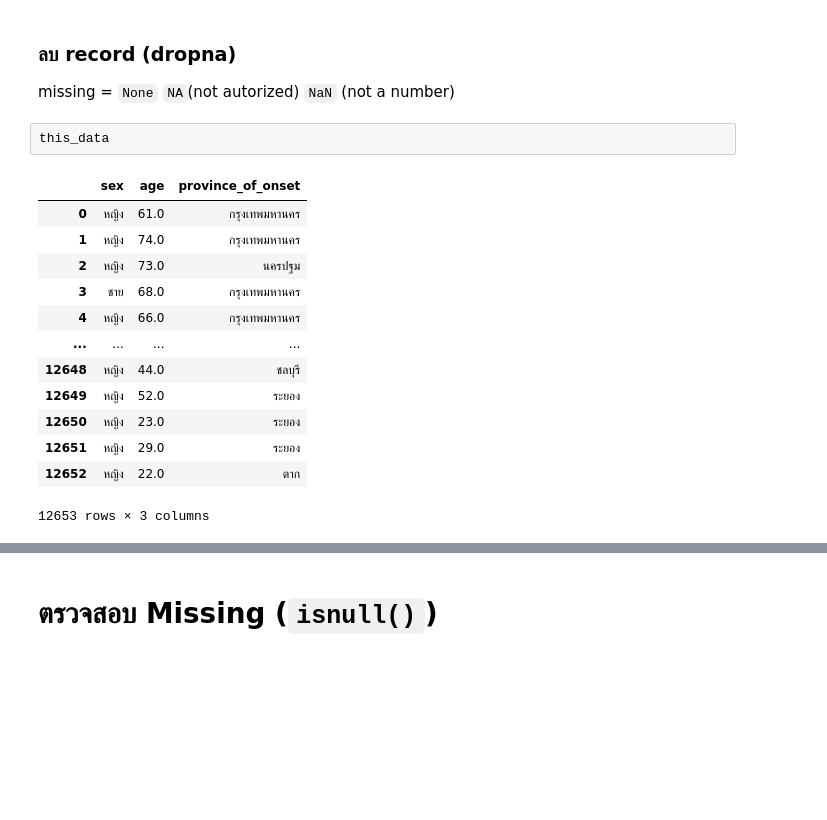
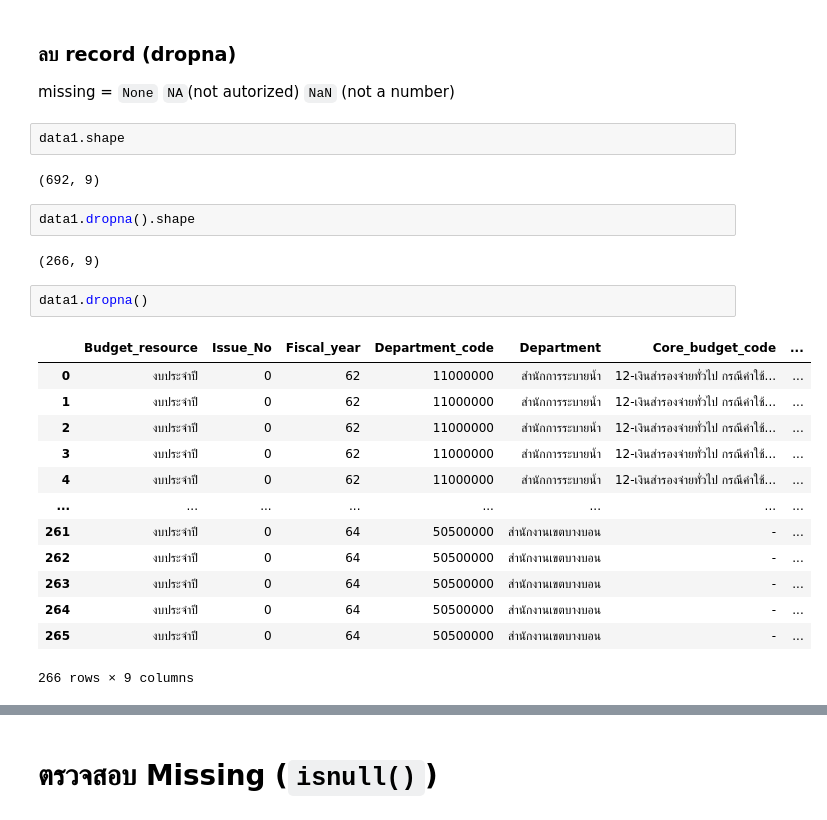
Before and after one commit to 643021273-8/python-_dataviz2023, a Jupyter notebook: Pandas101.ipynb, the cells around one changed output, grey strips where cells are left out. Cells and saved outputs as stored; diff of their text form; blank space fills up the shorter version.

````diff
--- a/Pandas101.ipynb
+++ b/Pandas101.ipynb
@@ -740,22 +521,30 @@ np.sum(data_covid['nationality'].dropna() != 'Thailand')
 ### ลบ record (dropna)
 
 missing = ```None``` ```NA```(not autorized) ```NaN``` (not a number)
-# %%
-this_data
-# %% [output]
-|  | sex | age | province_of_onset |
-| 0 | หญิง | 61.0 | กรุงเทพมหานคร |
-| 1 | หญิง | 74.0 | กรุงเทพมหานคร |
-| 2 | หญิง | 73.0 | นครปฐม |
-| 3 | ชาย | 68.0 | กรุงเทพมหานคร |
-| 4 | หญิง | 66.0 | กรุงเทพมหานคร |
-| ... | ... | ... | ... |
-| 12648 | หญิง | 44.0 | ชลบุรี |
-| 12649 | หญิง | 52.0 | ระยอง |
-| 12650 | หญิง | 23.0 | ระยอง |
-| 12651 | หญิง | 29.0 | ระยอง |
-| 12652 | หญิง | 22.0 | ตาก |
-12653 rows × 3 columns
+# %%
+data1.shape
+# %% [output]
+(692, 9)
+# %%
+data1.dropna().shape
+# %% [output]
+(266, 9)
+# %%
+data1.dropna()
+# %% [output]
+|  | Budget_resource | Issue_No | Fiscal_year | Department_code | Department | Core_budget_code | ... |
+| 0 | งบประจำปี | 0 | 62 | 11000000 | สำนักการระบายน้ำ | 12-เงินสำรองจ่ายทั่วไป กรณีค่าใช้... | ... |
+| 1 | งบประจำปี | 0 | 62 | 11000000 | สำนักการระบายน้ำ | 12-เงินสำรองจ่ายทั่วไป กรณีค่าใช้... | ... |
+| 2 | งบประจำปี | 0 | 62 | 11000000 | สำนักการระบายน้ำ | 12-เงินสำรองจ่ายทั่วไป กรณีค่าใช้... | ... |
+| 3 | งบประจำปี | 0 | 62 | 11000000 | สำนักการระบายน้ำ | 12-เงินสำรองจ่ายทั่วไป กรณีค่าใช้... | ... |
+| 4 | งบประจำปี | 0 | 62 | 11000000 | สำนักการระบายน้ำ | 12-เงินสำรองจ่ายทั่วไป กรณีค่าใช้... | ... |
+| ... | ... | ... | ... | ... | ... | ... | ... |
+| 261 | งบประจำปี | 0 | 64 | 50500000 | สำนักงานเขตบางบอน | - | ... |
+| 262 | งบประจำปี | 0 | 64 | 50500000 | สำนักงานเขตบางบอน | - | ... |
+| 263 | งบประจำปี | 0 | 64 | 50500000 | สำนักงานเขตบางบอน | - | ... |
+| 264 | งบประจำปี | 0 | 64 | 50500000 | สำนักงานเขตบางบอน | - | ... |
+| 265 | งบประจำปี | 0 | 64 | 50500000 | สำนักงานเขตบางบอน | - | ... |
+266 rows × 9 columns
 # %%
 this_data.shape #(12423, 3)
 # %% [output]
````
Also changed, not shown: parts of 88 cells of this notebook.
